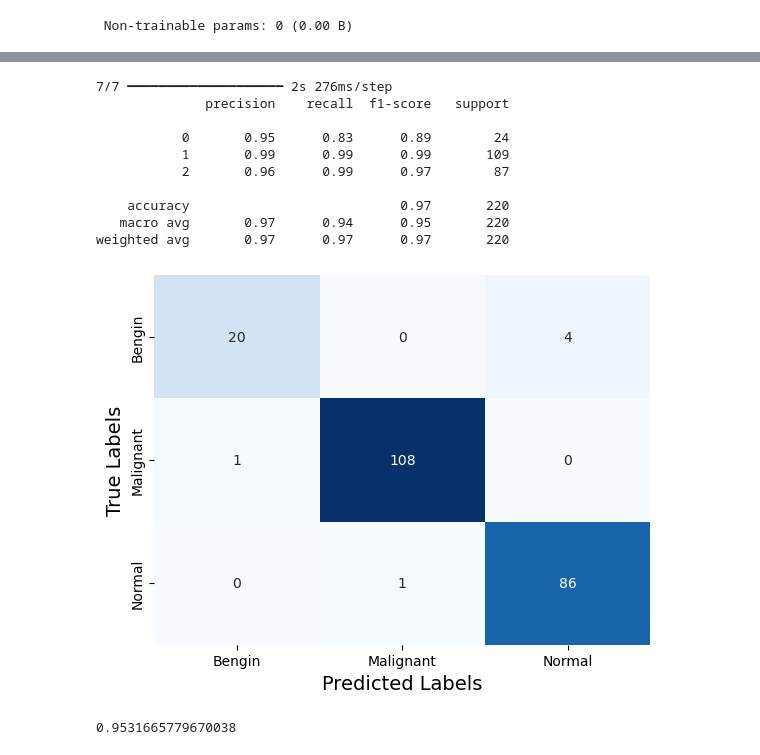
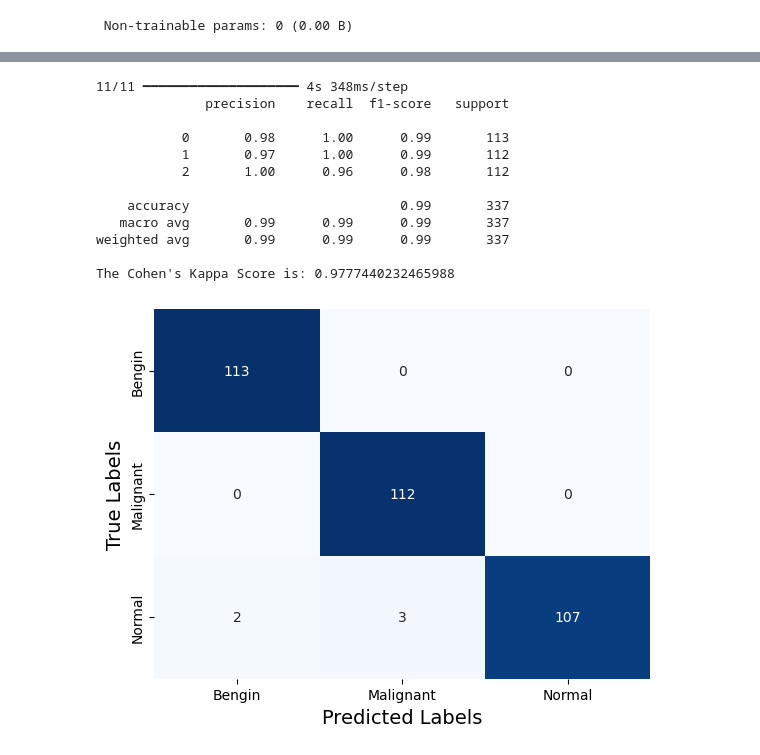
Before and after one commit to Ivansanjaya11/lung_cancer, a Jupyter notebook: cancer_model.ipynb, the cells around one changed output, grey strips where cells are left out. Drawn from its saved outputs; the diff is of its cells as text; code cells hidden in the pictures.

```diff
--- a/cancer_model.ipynb
+++ b/cancer_model.ipynb
@@ -265,6 +288,20 @@ after:  Counter({'Malignant cases': 303, 'Normal cases': 303, 'Bengin cases': 30
 # using k-fold cross-validation
 # %% [markdown]
 # Data models
+# %%
+def all_evaluation(y_test_labels, y_pred_labels):
+    # Accuracy, precision, recall, f1 score
+    print(metrics.classification_report(y_test_labels, y_pred_labels))
+    cm = metrics.confusion_matrix(y_test_labels, y_pred_labels)
+
+    print(f"The Cohen's Kappa Score is: {metrics.cohen_kappa_score(y_test_labels, y_pred_labels)}")
+
+    sns.heatmap(cm, annot=True, fmt='d', cmap='Blues', cbar=False,
+                xticklabels=['Bengin', 'Malignant', 'Normal'],
+                yticklabels=['Bengin', 'Malignant', 'Normal'])
+    plt.xlabel("Predicted Labels", fontsize=14)
+    plt.ylabel("True Labels", fontsize=14)
+    plt.show()
 # %% [markdown]
 ### Using CNN
 # %%
@@ -345,36 +382,21 @@ plt.show()
 # %%
 y_pred = model_cnn.predict(x_test)
 
 y_pred_labels = np.argmax(y_pred, axis=1)
 y_test_labels = np.argmax(y_test, axis=1)
 
-# Accuracy, precision, recall, f1 score
-print(metrics.classification_report(y_test_labels, y_pred_labels))
+all_evaluation(y_test_labels, y_pred_labels)
 # %% [output]
-7/7 ━━━━━━━━━━━━━━━━━━━━ 2s 276ms/step
+11/11 ━━━━━━━━━━━━━━━━━━━━ 4s 348ms/step
               precision    recall  f1-score   support
 
-           0       0.95      0.83      0.89        24
-           1       0.99      0.99      0.99       109
-           2       0.96      0.99      0.97        87
+           0       0.98      1.00      0.99       113
+           1       0.97      1.00      0.99       112
+           2       1.00      0.96      0.98       112
 
-    accuracy                           0.97       220
-   macro avg       0.97      0.94      0.95       220
-weighted avg       0.97      0.97      0.97       220
+    accuracy                           0.99       337
+   macro avg       0.99      0.99      0.99       337
+weighted avg       0.99      0.99      0.99       337
+
+The Cohen's Kappa Score is: 0.9777440232465988
+[figure, added]
-# %%
-cm = metrics.confusion_matrix(y_test_labels, y_pred_labels)
-
-sns.heatmap(cm, annot=True, fmt='d', cmap='Blues', cbar=False,
-            xticklabels=['Bengin', 'Malignant', 'Normal'],
-            yticklabels=['Bengin', 'Malignant', 'Normal'])
-
-plt.xlabel("Predicted Labels", fontsize=14)
-plt.ylabel("True Labels", fontsize=14)
-plt.show()
-# %% [output]
-[figure, removed]
-# %%
-import sklearn
-metrics.cohen_kappa_score(y_test_labels, y_pred_labels)
-# %% [output]
-0.9531665779670038
```
Also changed, not shown: parts of 12 cells of this notebook, 4 other files.
